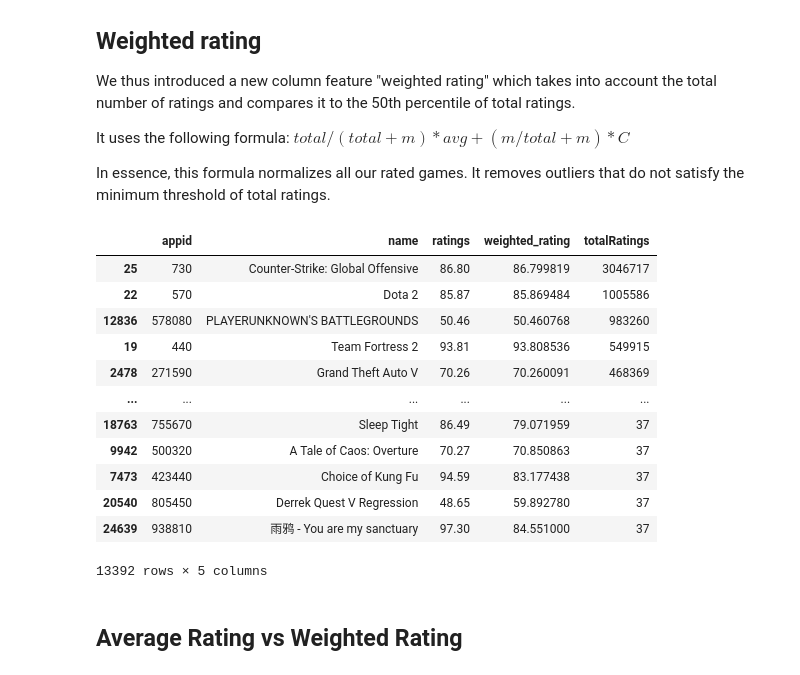
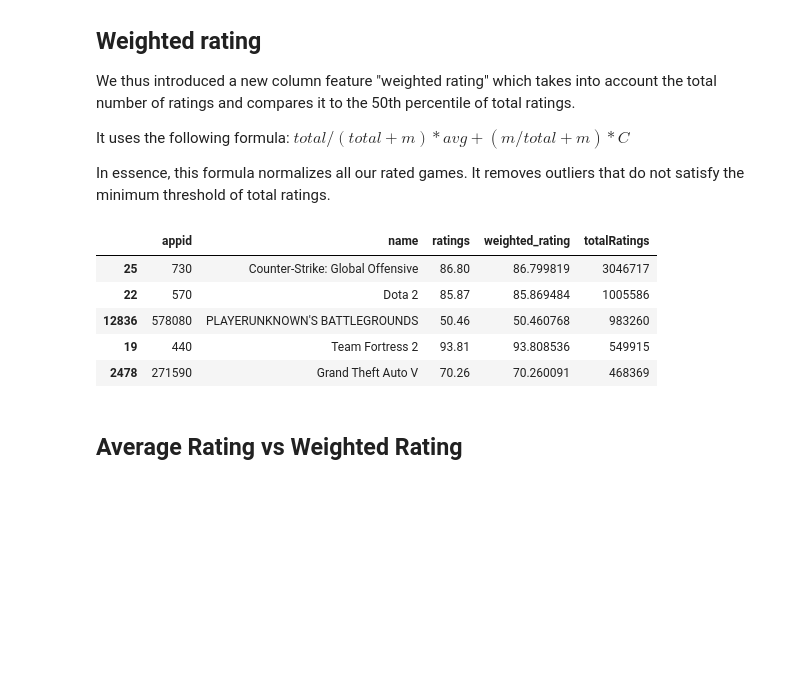
Before and after one commit to MoetazMohamed/Soen471Team30, a Jupyter notebook: soen471Project.ipynb, the cells around one changed output. Saved outputs shown, nothing was run; the diff lists cells and outputs as text; code cells hidden in the pictures; blank space fills up the shorter version.

```diff
--- a/soen471Project.ipynb
+++ b/soen471Project.ipynb
@@ -162,32 +163,25 @@ In essence, this formula normalizes all our rated games. It removes outliers tha
 # %%
 # Determine the minimum number of ratings required to be listed, using the 50th percentile as a threshold
 m = data['totalRatings'].quantile(0.50)
 
 # Calculate C, the mean rating across all games
 C = data['ratings'].mean()
 
 # Apply the weighted rating formula
 data['weighted_rating'] = (data['totalRatings'] / (data['totalRatings'] + m) * data['ratings']) + (m / (data['totalRatings'] + m) * C)
 
 # Display the first few rows to verify the calculation
 data[['name', 'ratings', 'totalRatings', 'weighted_rating']]
 sorted = data.sort_values(by=['totalRatings'], ascending=False)
 new = sorted[sorted['totalRatings']> m]
-new[['appid', 'name','ratings', 'weighted_rating', 'totalRatings']]
+new[['appid', 'name','ratings', 'weighted_rating', 'totalRatings']].head()
 # %% [output]
 |  | appid | name | ratings | weighted_rating | totalRatings |
 | 25 | 730 | Counter-Strike: Global Offensive | 86.80 | 86.799819 | 3046717 |
 | 22 | 570 | Dota 2 | 85.87 | 85.869484 | 1005586 |
 | 12836 | 578080 | PLAYERUNKNOWN'S BATTLEGROUNDS | 50.46 | 50.460768 | 983260 |
 | 19 | 440 | Team Fortress 2 | 93.81 | 93.808536 | 549915 |
 | 2478 | 271590 | Grand Theft Auto V | 70.26 | 70.260091 | 468369 |
-| ... | ... | ... | ... | ... | ... |
-| 18763 | 755670 | Sleep Tight | 86.49 | 79.071959 | 37 |
-| 9942 | 500320 | A Tale of Caos: Overture | 70.27 | 70.850863 | 37 |
-| 7473 | 423440 | Choice of Kung Fu | 94.59 | 83.177438 | 37 |
-| 20540 | 805450 | Derrek Quest V Regression | 48.65 | 59.892780 | 37 |
-| 24639 | 938810 | 雨鸦 - You are my sanctuary | 97.30 | 84.551000 | 37 |
-13392 rows × 5 columns
 # %% [markdown]
 ## Average Rating vs Weighted Rating
 # %%
```
Also changed, not shown: parts of 22 cells of this notebook.
